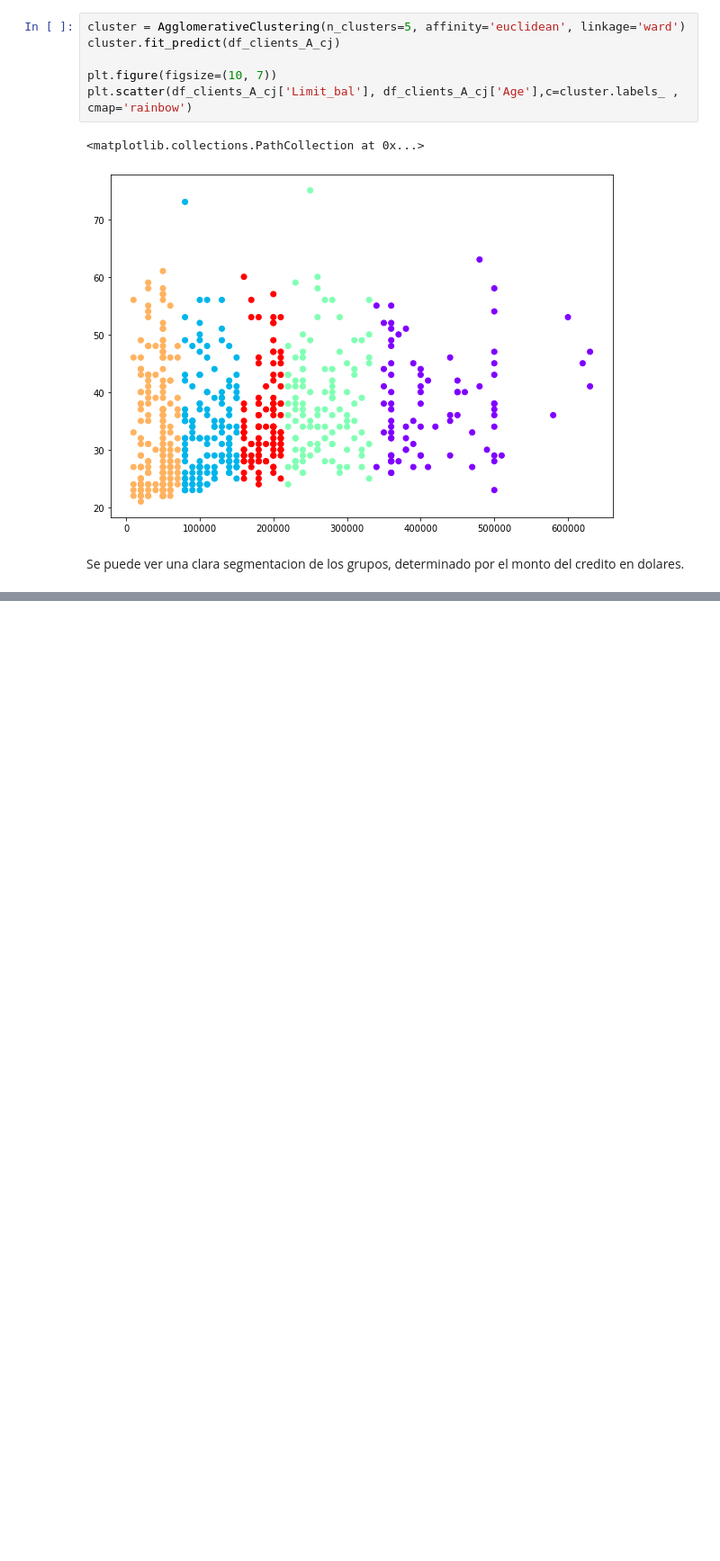
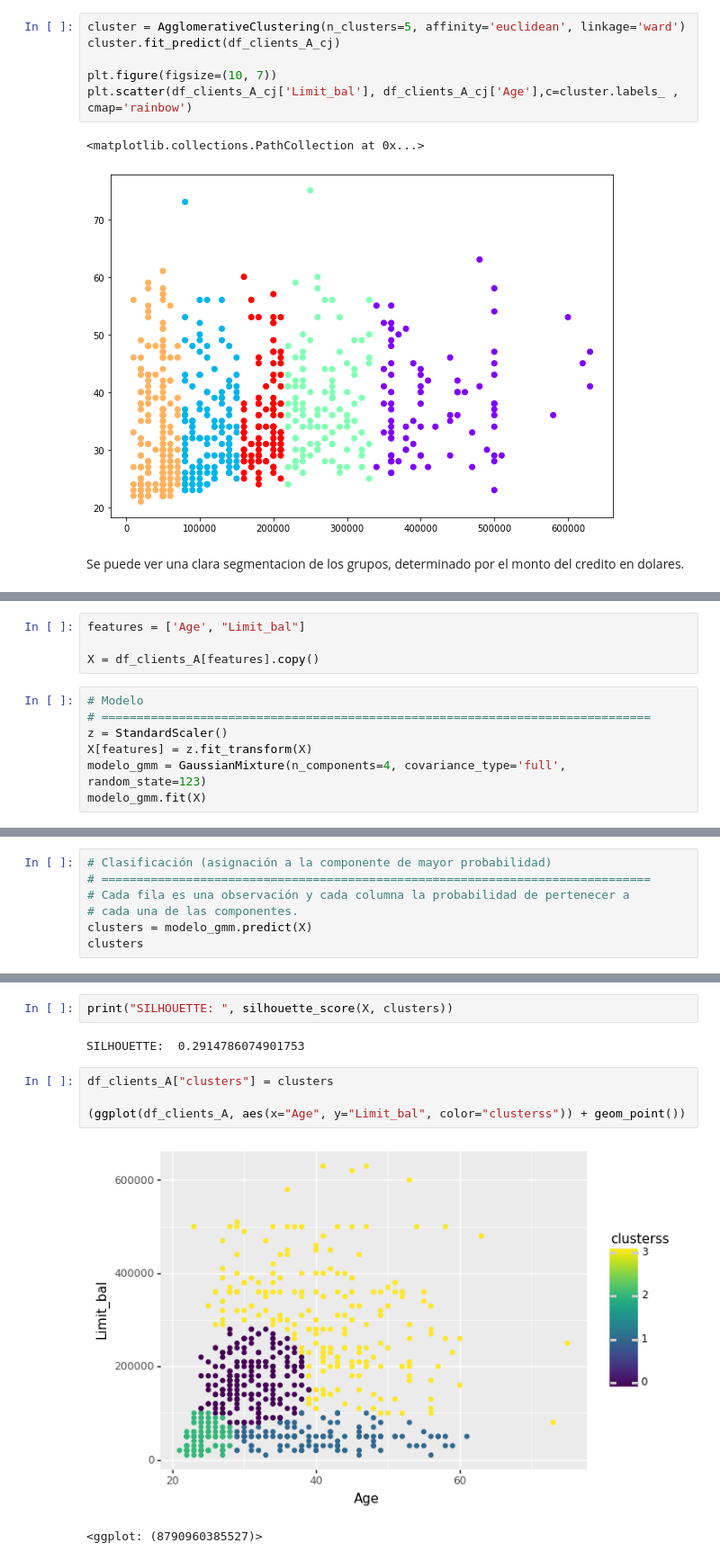
Before and after one commit to amvalero10/BI_lab2, a Jupyter notebook: lab2.ipynb, the cells around one changed output, grey strips where cells are left out. Shown: that part at 90% size. Saved outputs shown, nothing was run; the diff lists cells and outputs as text; blank space fills up the shorter version.

```diff
--- a/lab2.ipynb
+++ b/lab2.ipynb
@@ -738,0 +771,11 @@ Se puede ver una clara segmentacion de los grupos, determinado por el monto del
+# %%
+features = ['Age', "Limit_bal"]
+
+X = df_clients_A[features].copy()
+# %%
+# Modelo
+# ==============================================================================
+z = StandardScaler()
+X[features] = z.fit_transform(X)
+modelo_gmm = GaussianMixture(n_components=4, covariance_type='full', random_state=123)
+modelo_gmm.fit(X)
@@ -738,0 +784,7 @@ Se puede ver una clara segmentacion de los grupos, determinado por el monto del
+# %%
+# Clasificación (asignación a la componente de mayor probabilidad)
+# ==============================================================================
+# Cada fila es una observación y cada columna la probabilidad de pertenecer a
+# cada una de las componentes.
+clusters = modelo_gmm.predict(X)
+clusters
@@ -738,0 +847,11 @@ Se puede ver una clara segmentacion de los grupos, determinado por el monto del
+# %%
+print("SILHOUETTE: ", silhouette_score(X, clusters))
+# %% [output]
+SILHOUETTE:  0.2914786074901753
+# %%
+df_clients_A["clusters"] = clusters
+
+(ggplot(df_clients_A, aes(x="Age", y="Limit_bal", color="clusterss")) + geom_point())
+# %% [output]
+[figure, added]
+<ggplot: (8790960385527)>
```
Also changed, not shown: parts of 16 cells of this notebook, 1 other file.
